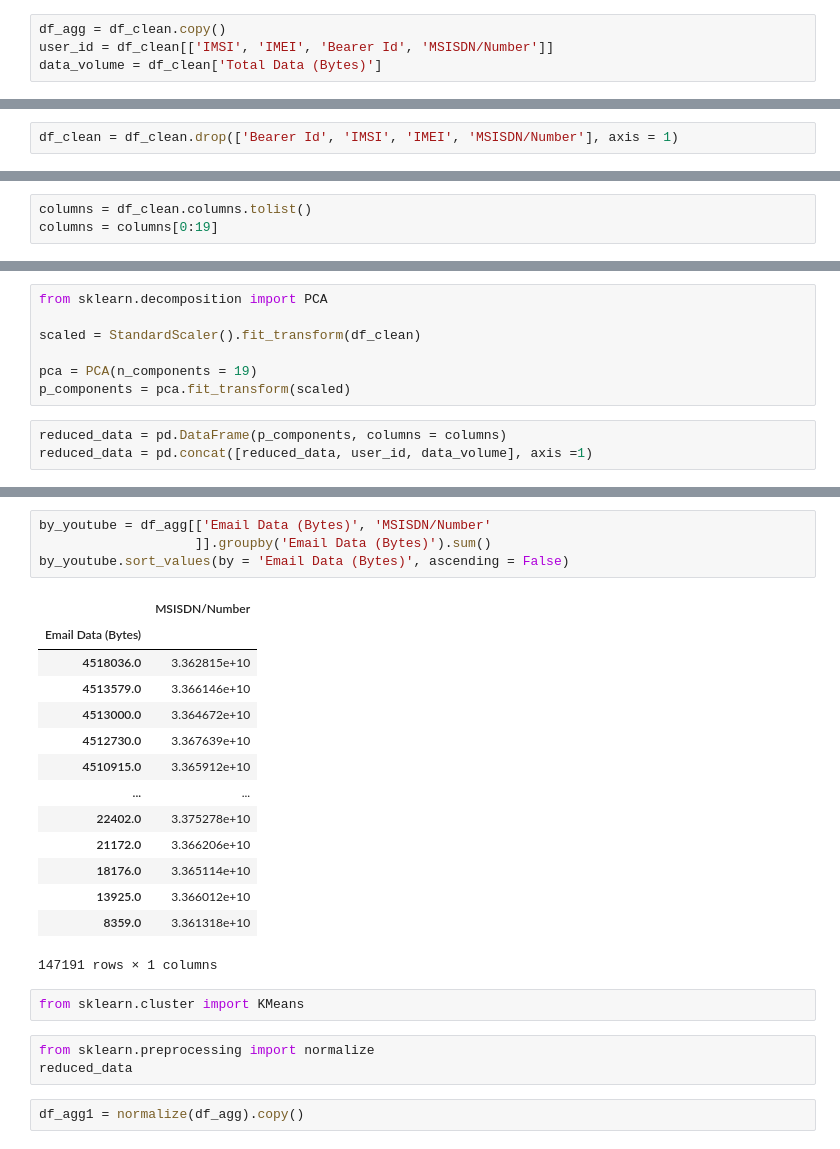
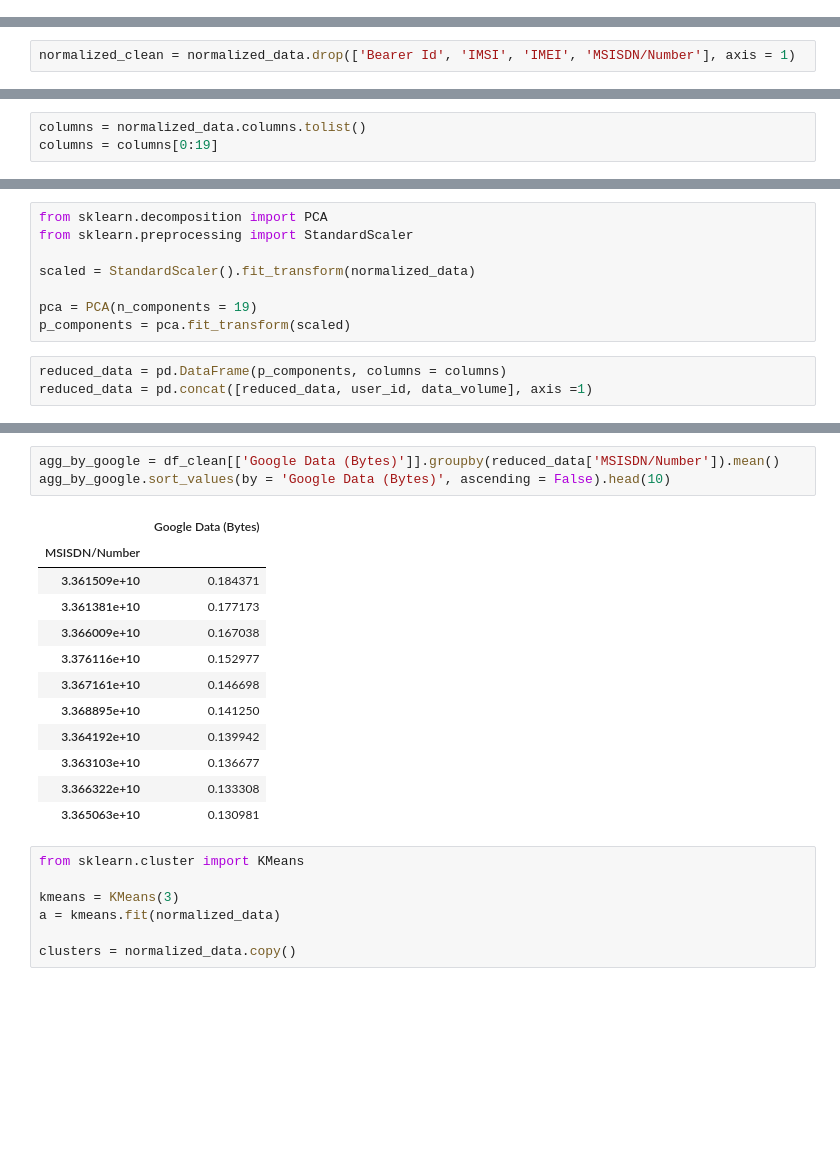
Before and after one commit to SamDewriter/UserAnalytics-Telecommunication, a Jupyter notebook: notebooks/Week1.ipynb, the cells around one changed output, grey strips where cells are left out. Cells and saved outputs as stored; diff of their text form; blank space fills up the shorter version.

```diff
--- a/notebooks/Week1.ipynb
+++ b/notebooks/Week1.ipynb
@@ -707,6 +794,2 @@ Index(['Bearer Id', 'Start ms', 'End ms', 'Dur. (ms)', 'IMSI', 'MSISDN/Number',
-# %%
-df_agg = df_clean.copy()
-user_id = df_clean[['IMSI', 'IMEI', 'Bearer Id', 'MSISDN/Number']]
-data_volume = df_clean['Total Data (Bytes)']
 # %%
 from sklearn.preprocessing import StandardScaler
@@ -713,2 +798,2 @@ from sklearn.preprocessing import StandardScaler
 # %%
-df_clean = df_clean.drop(['Bearer Id', 'IMSI', 'IMEI', 'MSISDN/Number'], axis = 1)
+normalized_clean = normalized_data.drop(['Bearer Id', 'IMSI', 'IMEI', 'MSISDN/Number'], axis = 1)
@@ -731,5 +800,5 @@ df_clean
 # %%
-columns = df_clean.columns.tolist()
+columns = normalized_data.columns.tolist()
 columns = columns[0:19]
 # %%
 columns
@@ -755,8 +824,9 @@ columns
  'Activity Duration UL (ms)']
 # %%
 from sklearn.decomposition import PCA
+from sklearn.preprocessing import StandardScaler
 
-scaled = StandardScaler().fit_transform(df_clean)
+scaled = StandardScaler().fit_transform(normalized_data)
 
 pca = PCA(n_components = 19)
 p_components = pca.fit_transform(scaled)
@@ -951,26 +1018,23 @@ df_agg
 # %%
-by_youtube = df_agg[['Email Data (Bytes)', 'MSISDN/Number'
-                    ]].groupby('Email Data (Bytes)').sum()
-by_youtube.sort_values(by = 'Email Data (Bytes)', ascending = False)
+agg_by_google = df_clean[['Google Data (Bytes)']].groupby(reduced_data['MSISDN/Number']).mean()
+agg_by_google.sort_values(by = 'Google Data (Bytes)', ascending = False).head(10)
 # %% [output]
-|  | MSISDN/Number |
-| Email Data (Bytes) |  |
-| 4518036.0 | 3.362815e+10 |
-| 4513579.0 | 3.366146e+10 |
-| 4513000.0 | 3.364672e+10 |
-| 4512730.0 | 3.367639e+10 |
-| 4510915.0 | 3.365912e+10 |
-| ... | ... |
-| 22402.0 | 3.375278e+10 |
-| 21172.0 | 3.366206e+10 |
-| 18176.0 | 3.365114e+10 |
-| 13925.0 | 3.366012e+10 |
-| 8359.0 | 3.361318e+10 |
+|  | Google Data (Bytes) |
+| MSISDN/Number |  |
+| 3.361509e+10 | 0.184371 |
+| 3.361381e+10 | 0.177173 |
+| 3.366009e+10 | 0.167038 |
+| 3.376116e+10 | 0.152977 |
+| 3.367161e+10 | 0.146698 |
+| 3.368895e+10 | 0.141250 |
+| 3.364192e+10 | 0.139942 |
+| 3.363103e+10 | 0.136677 |
+| 3.366322e+10 | 0.133308 |
+| 3.365063e+10 | 0.130981 |
-147191 rows × 1 columns
 # %%
 from sklearn.cluster import KMeans
+
+kmeans = KMeans(3)
+a = kmeans.fit(normalized_data)
+
+clusters = normalized_data.copy()
-# %%
-from sklearn.preprocessing import normalize
-reduced_data
-# %%
-df_agg1 = normalize(df_agg).copy()
```
Also changed, not shown: parts of 50 cells of this notebook.
